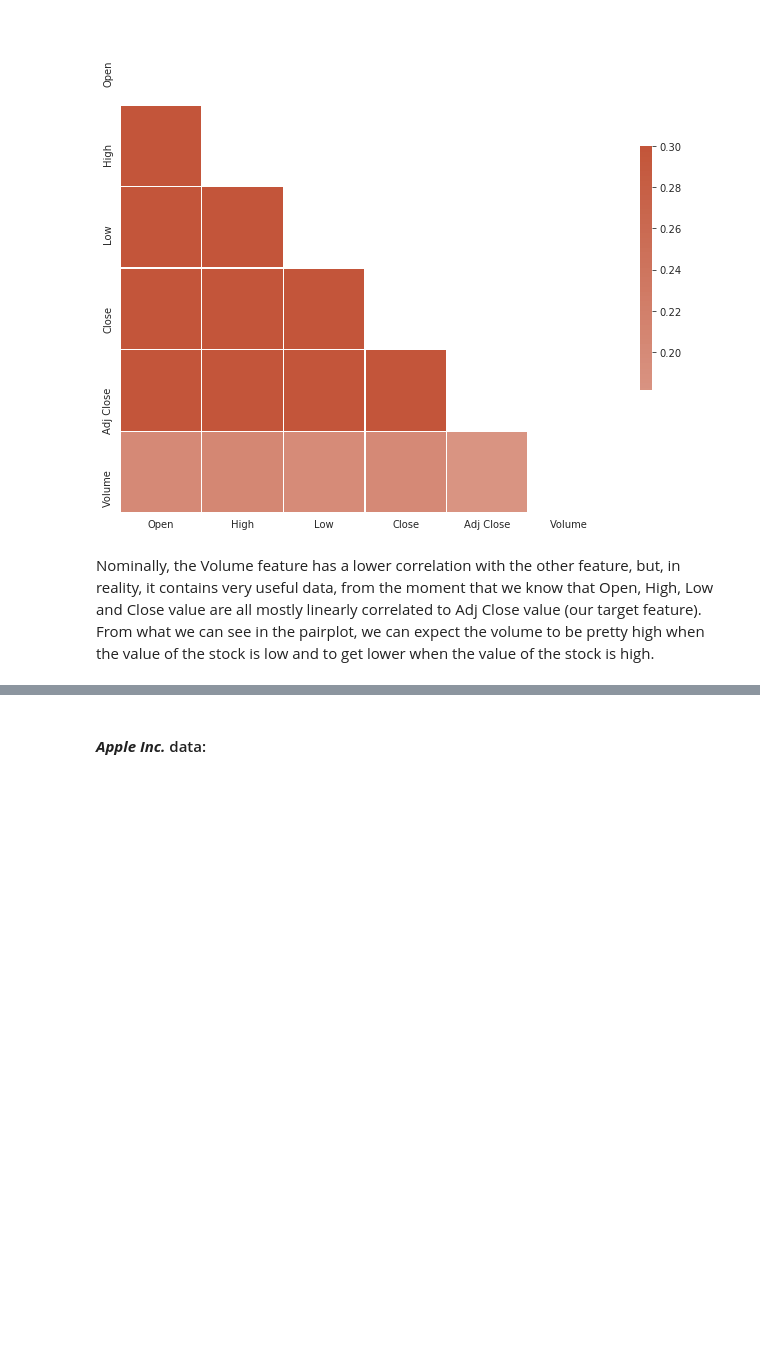
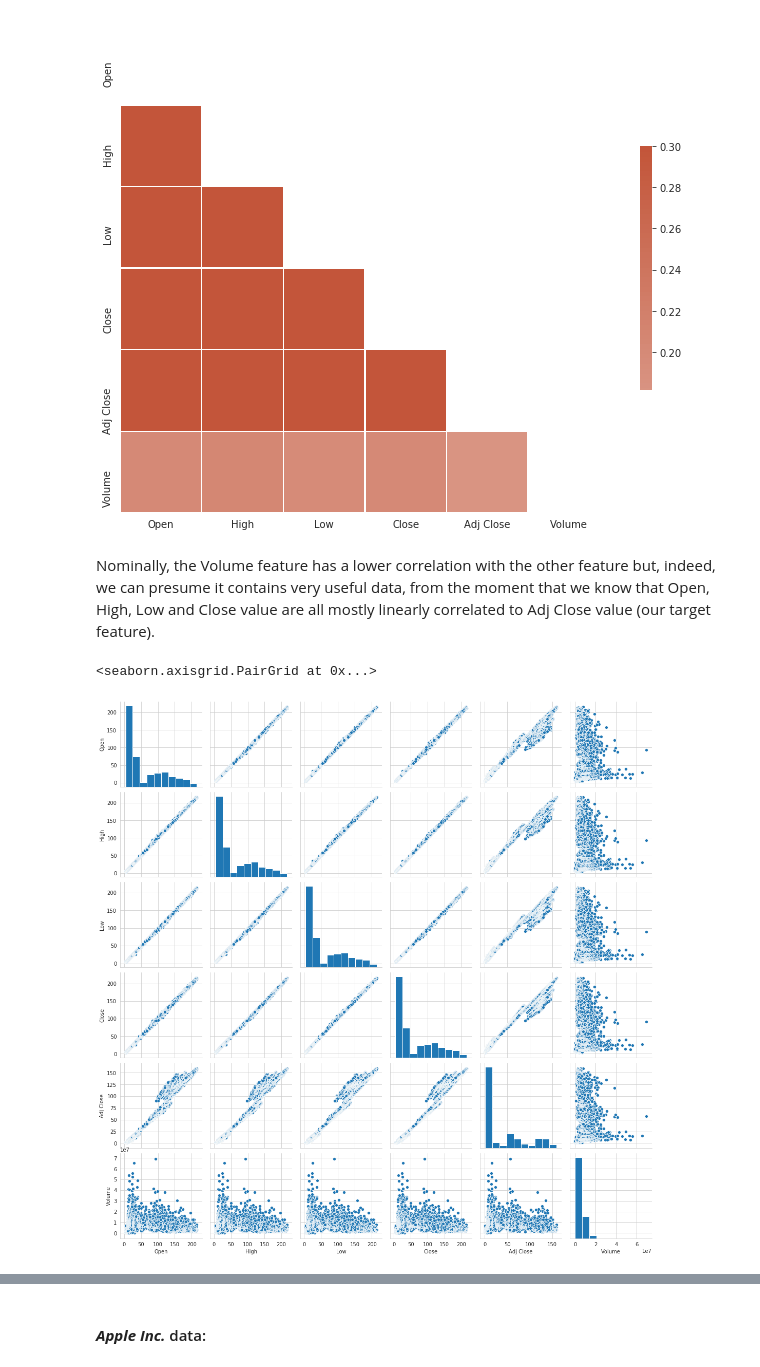
Before and after one commit to alfreedolf/ml-spp, a Jupyter notebook: DeepAR-StockPricesPredictions.ipynb, the cells around one changed output, grey strips where cells are left out. Saved outputs shown, nothing was run; the diff lists cells and outputs as text; code cells hidden in the pictures; blank space fills up the shorter version.

Commit message:
feat: running visual check on volume - stock prices inverse correlation

```diff
--- a/DeepAR-StockPricesPredictions.ipynb
+++ b/DeepAR-StockPricesPredictions.ipynb
@@ -294,4 +287,9 @@ sns.heatmap(df_ibm_corr, mask=mask, cmap=cmap, vmax=.3, center=0,
 <matplotlib.axes._subplots.AxesSubplot at 0x...>
 [figure]
 # %% [markdown]
-Nominally, the Volume feature has a lower correlation with the other feature, but, in reality, it contains very useful data, from the moment that we know that Open, High, Low and Close value are all mostly linearly correlated to Adj Close value (our target feature). From what we can see in the pairplot, we can expect the volume to be pretty high when the value of the stock is low and to get lower when the value of the stock is high.
+Nominally, the Volume feature has a lower correlation with the other feature but, indeed, we can presume it contains very useful data, from the moment that we know that Open, High, Low and Close value are all mostly linearly correlated to Adj Close value (our target feature).
+# %%
+sns.pairplot(df_ibm)
+# %% [output]
+<seaborn.axisgrid.PairGrid at 0x...>
+[figure, added]
```
Also changed, not shown: parts of 27 cells of this notebook.
